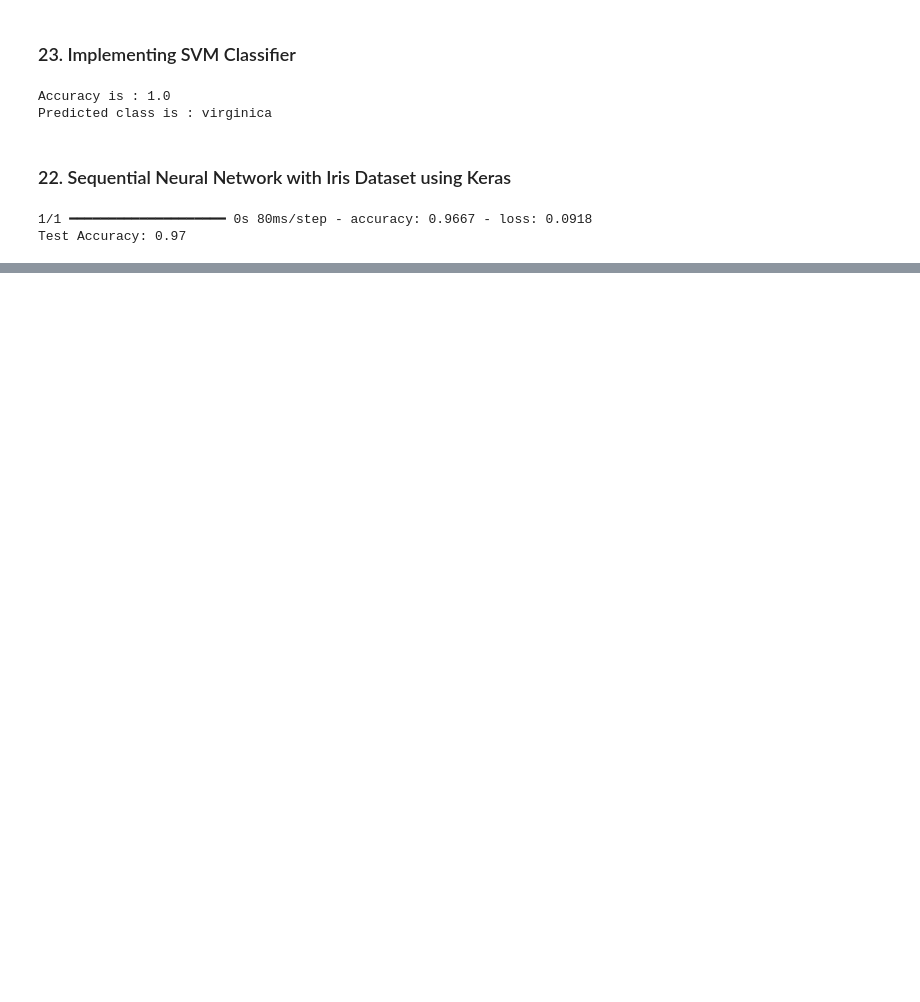
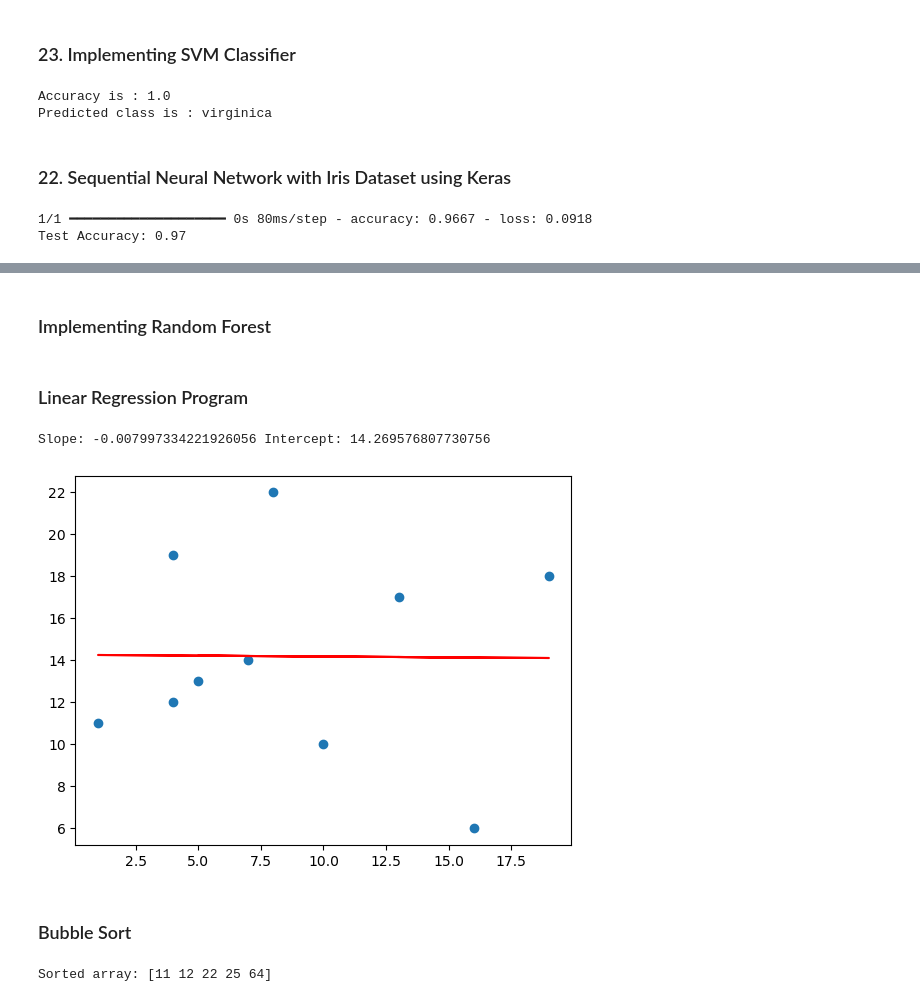
Before and after one commit to safwannuddin/ML-Intro, a Jupyter notebook: ML_Lab_external_programs.ipynb, the cells around one changed output, grey strips where cells are left out. Drawn from its saved outputs; the diff is of its cells as text; code cells hidden in the pictures; blank space fills up the shorter version.

Commit message:
Update ML_Lab_external_programs notebook

```diff
--- a/ML_Lab_external_programs.ipynb
+++ b/ML_Lab_external_programs.ipynb
@@ -102,0 +105,50 @@ Cluster Labels for Each Data Point:
+# %% [markdown]
+### Implementing Random Forest
+# %% [markdown]
+### Linear Regression Program
+# %%
+import numpy as np
+import matplotlib.pyplot as plt
+from sklearn.linear_model import LinearRegression
+
+# Random dataset
+np.random.seed(0)
+X = np.random.randint(1, 20, 10).reshape(-1, 1)
+y = np.random.randint(5, 25, 10)
+
+# Train model
+model = LinearRegression().fit(X, y)
+y_pred = model.predict(X)
+
+# Print slope and intercept
+print("Slope:", model.coef_[0], "Intercept:", model.intercept_)
+
+# Plot data and regression line
+plt.scatter(X, y)
+plt.plot(X, y_pred, 'r')
+plt.show()
+# %% [output]
+Slope: -0.007997334221926056 Intercept: 14.269576807730756
+[figure, added]
+# %% [markdown]
+### Bubble Sort
+# %%
+import numpy as np
+
+def bubblesort(a):
+    n = len(a)
+    for i in range(n):
+        for j in range(0, n-i-1):
+            if a[j] > a[j+1]:
+                a[j], a[j+1] = a[j+1], a[j]  # Swap elements
+
+# Create NumPy array
+a = np.array([64, 25, 12, 22, 11])
+
+# Call bubble sort
+bubblesort(a)
+
+# Print sorted array
+print("Sorted array:", a)
+# %% [output]
+Sorted array: [11 12 22 25 64]
```
Also changed, not shown: parts of 8 cells of this notebook.
